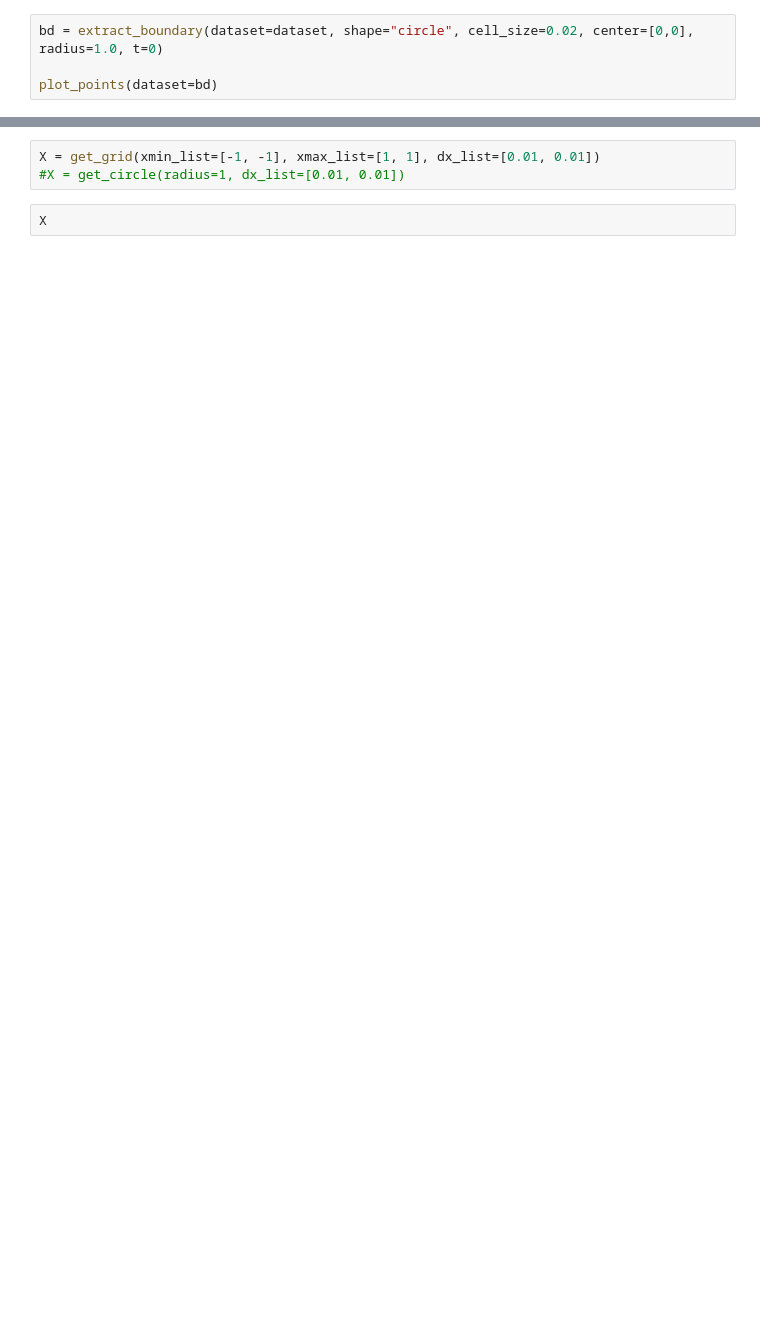
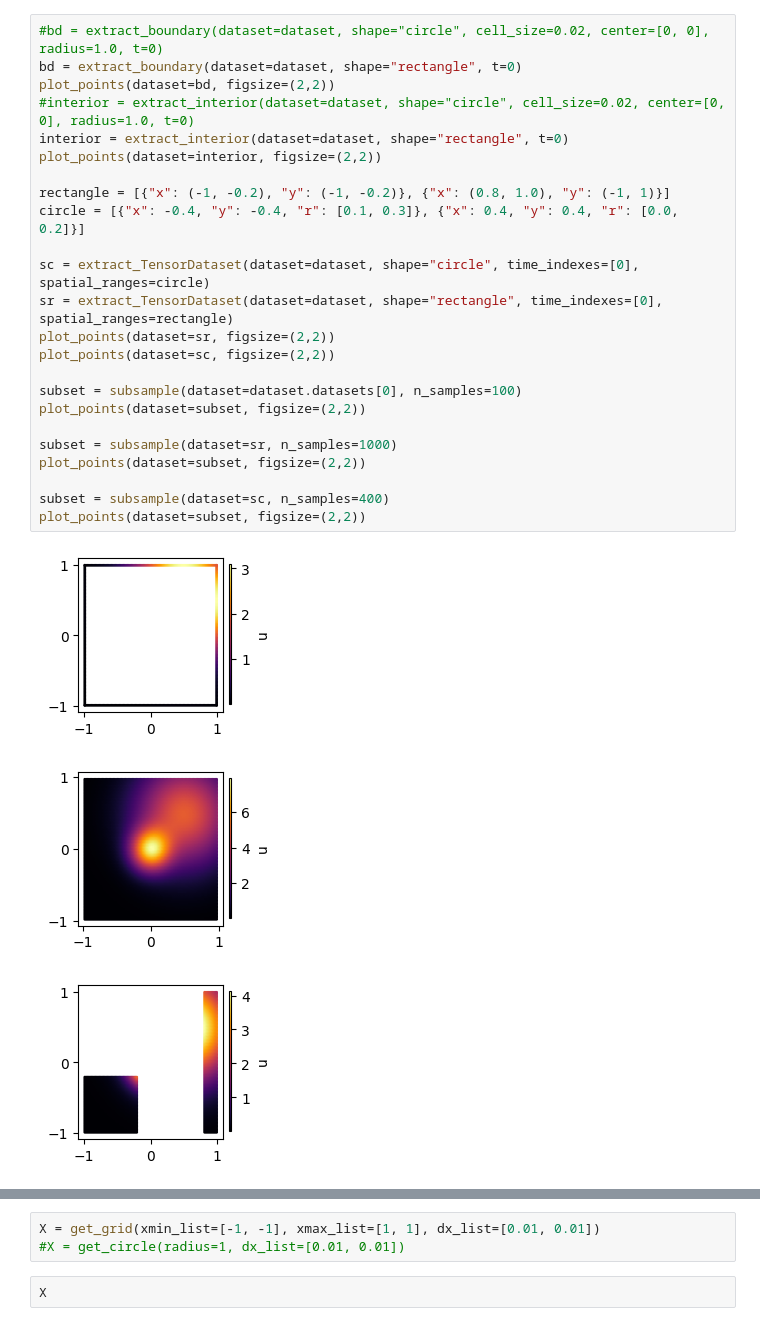
Before and after one commit to claudia181/PinnsStudy, a Jupyter notebook: tests.ipynb, the cells around one changed output, grey strips where cells are left out. Saved outputs shown, nothing was run; the diff lists cells and outputs as text; blank space fills up the shorter version.

```diff
--- a/tests.ipynb
+++ b/tests.ipynb
@@ -259,4 +266,28 @@ plot_points(dataset=dataset.datasets[4])
 # %%
-bd = extract_boundary(dataset=dataset, shape="circle", cell_size=0.02, center=[0,0], radius=1.0, t=0)
+#bd = extract_boundary(dataset=dataset, shape="circle", cell_size=0.02, center=[0, 0], radius=1.0, t=0)
+bd = extract_boundary(dataset=dataset, shape="rectangle", t=0)
+plot_points(dataset=bd, figsize=(2,2))
+#interior = extract_interior(dataset=dataset, shape="circle", cell_size=0.02, center=[0, 0], radius=1.0, t=0)
+interior = extract_interior(dataset=dataset, shape="rectangle", t=0)
+plot_points(dataset=interior, figsize=(2,2))
 
-plot_points(dataset=bd)
+rectangle = [{"x": (-1, -0.2), "y": (-1, -0.2)}, {"x": (0.8, 1.0), "y": (-1, 1)}]
+circle = [{"x": -0.4, "y": -0.4, "r": [0.1, 0.3]}, {"x": 0.4, "y": 0.4, "r": [0.0, 0.2]}]
+
+sc = extract_TensorDataset(dataset=dataset, shape="circle", time_indexes=[0], spatial_ranges=circle)
+sr = extract_TensorDataset(dataset=dataset, shape="rectangle", time_indexes=[0], spatial_ranges=rectangle)
+plot_points(dataset=sr, figsize=(2,2))
+plot_points(dataset=sc, figsize=(2,2))
+
+subset = subsample(dataset=dataset.datasets[0], n_samples=100)
+plot_points(dataset=subset, figsize=(2,2))
+
+subset = subsample(dataset=sr, n_samples=1000)
+plot_points(dataset=subset, figsize=(2,2))
+
+subset = subsample(dataset=sc, n_samples=400)
+plot_points(dataset=subset, figsize=(2,2))
+# %% [output]
+[figure, added]
+[figure, added]
+[figure, added]
```
Also changed, not shown: parts of 13 cells of this notebook, 2 other files.
